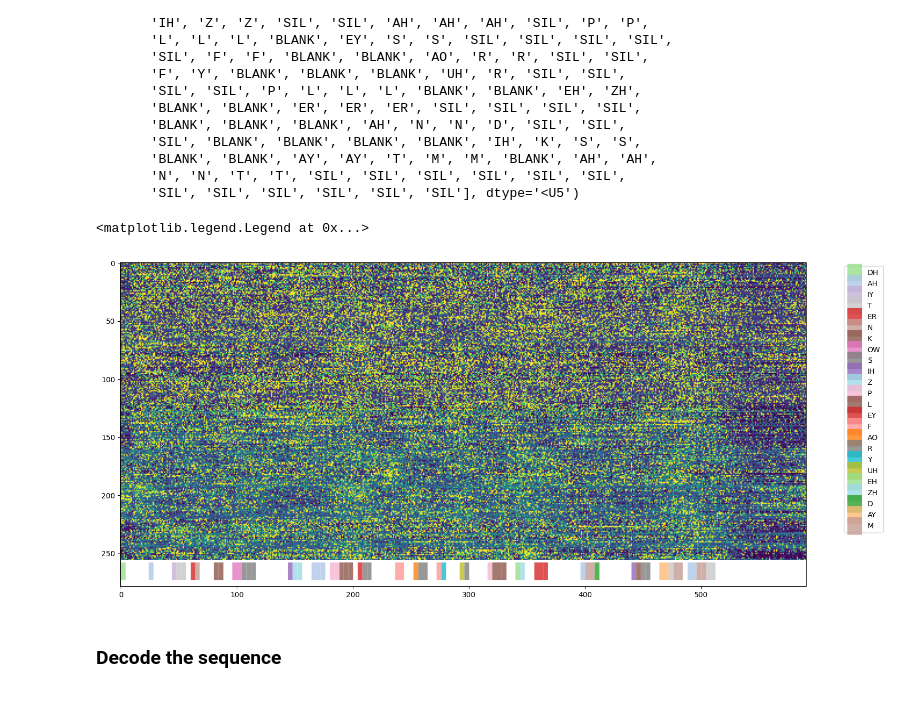
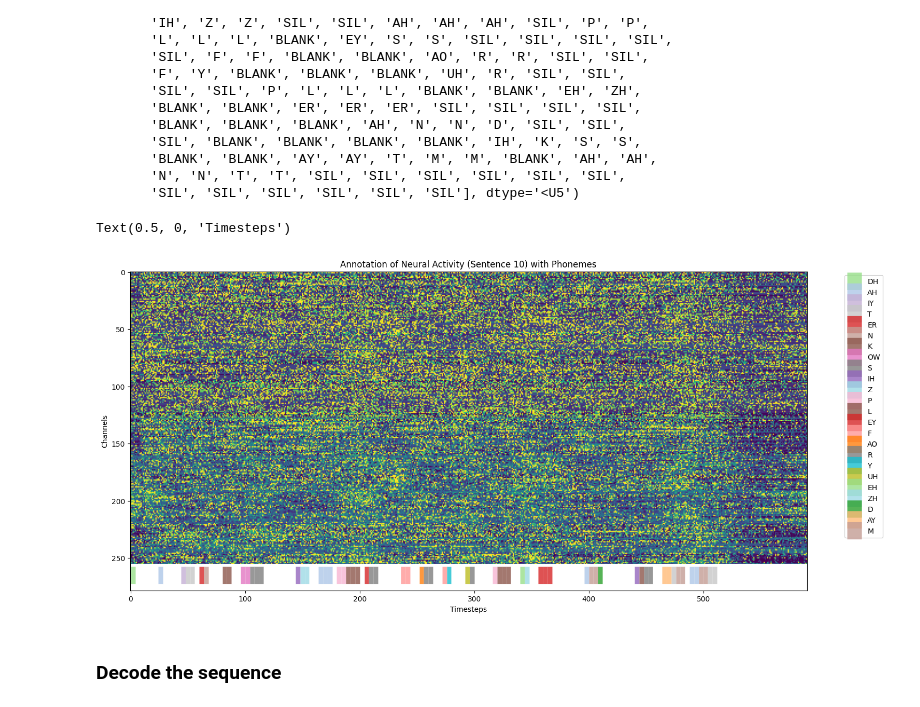
Before and after one commit to danielwang365/neural_seq_decoder, a Jupyter notebook: notebooks/formatCompetitionData.ipynb, the cells around one changed output. Drawn from its saved outputs; the diff is of its cells as text; code cells hidden in the pictures.

```diff
--- a/notebooks/formatCompetitionData.ipynb
+++ b/notebooks/formatCompetitionData.ipynb
@@ -345,31 +345,34 @@ array(['DH', 'BLANK', 'BLANK', 'BLANK', 'BLANK', 'BLANK', 'AH', 'SIL',
 # %%
 plt.figure(figsize=(24,8))
 plt.imshow(trainDatasets[0]['sentenceDat'][trial_idx][:, :].T, clim=[-1,1])
 num_channels = trainDatasets[0]['sentenceDat'][trial_idx].shape[1]
 
 colors = plt.cm.tab20(np.linspace(0, 1, len(phones)))  # Use tab20 colormap
 phone_to_color = dict(zip(phones, colors))
 
 plotted_phones = set()
 prev = ""
 
 for label in phone_to_time:
     phone, start, end = label
     if not (phone == "SIL" or phone == "BLANK"):
         color = phone_to_color.get(phone, 'black')
         label_text = phone if phone not in plotted_phones else ""
 
         plt.hlines(265, xmin=start, xmax=end, colors=color,
                   linewidth=24, alpha=0.8, label=label_text)
 
         plotted_phones.add(phone)
 
     prev = phone
 
+plt.title(f"Annotation of Neural Activity (Sentence {trial_idx}) with Phonemes")
+plt.ylabel("Channels")
+plt.xlabel("Timesteps")
 plt.legend(bbox_to_anchor=(1.05, 1), loc='upper left')  # Legend outside plot
 # %% [output]
-<matplotlib.legend.Legend at 0x...>
+Text(0.5, 0, 'Timesteps')
-[figure, old version]
+[figure, new version]
 # %% [markdown]
 ### Decode the sequence
 # %%
```
